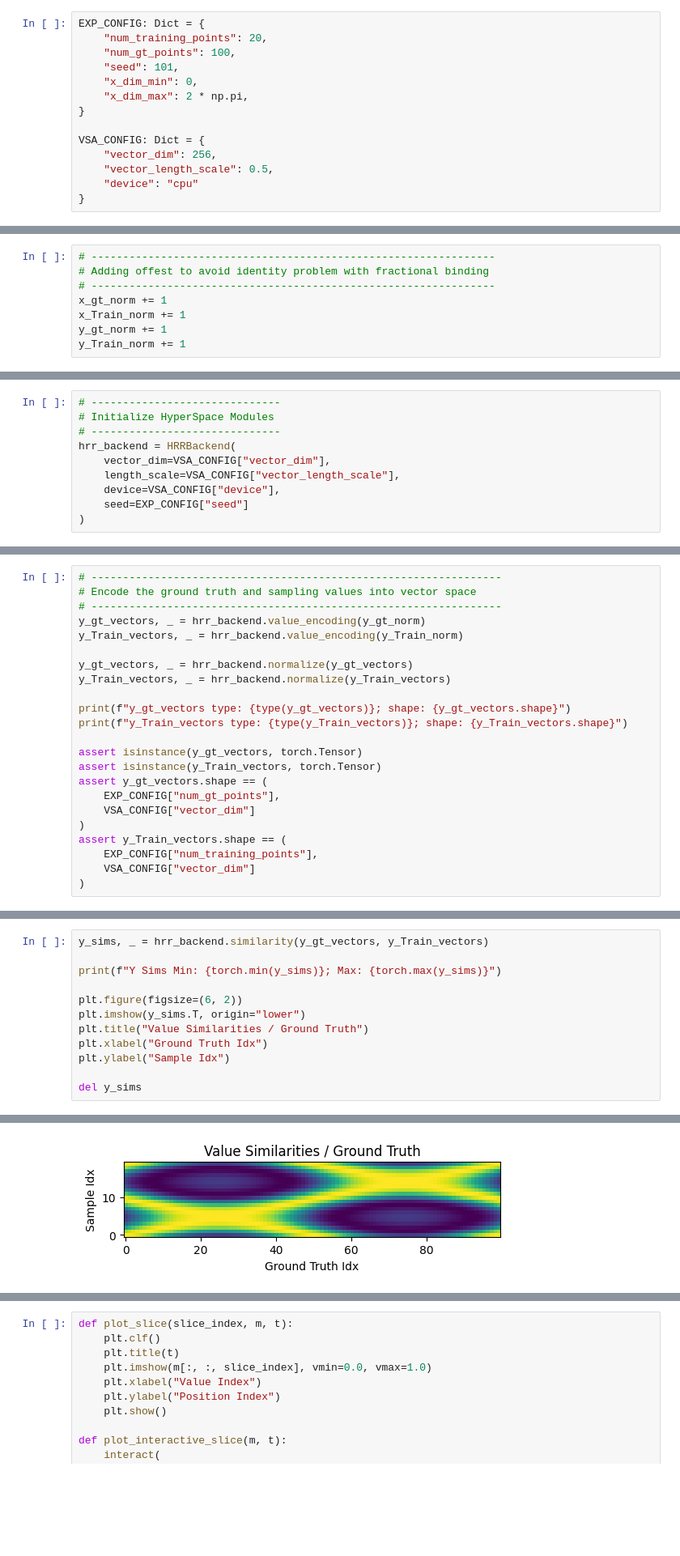
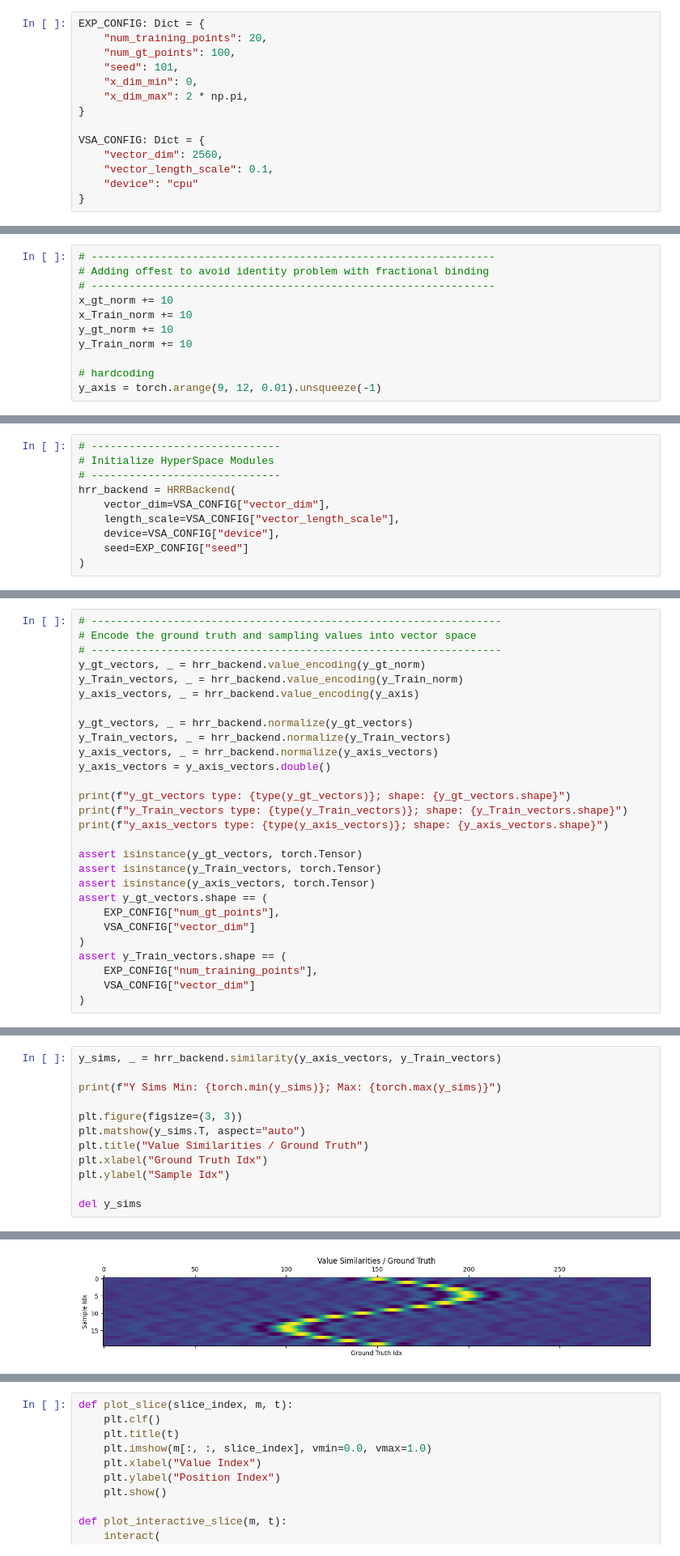
Before and after one commit to Parsa-Research-Laboratory/HyperSpace, a Jupyter notebook: experiments/development/1d_curve.ipynb, the cells around one changed output, grey strips where cells are left out. Shown at 81% size. Cells and saved outputs as stored; diff of their text form; blank space fills up the shorter version.

```diff
--- a/experiments/development/1d_curve.ipynb
+++ b/experiments/development/1d_curve.ipynb
@@ -24,8 +24,8 @@ EXP_CONFIG: Dict = {
 }
 
 VSA_CONFIG: Dict = {
-    "vector_dim": 256,
-    "vector_length_scale": 0.5,
+    "vector_dim": 2560,
+    "vector_length_scale": 0.1,
     "device": "cpu"
 }
 # %%
@@ -116,10 +119,13 @@ plt.show()
 # ----------------------------------------------------------------
 # Adding offest to avoid identity problem with fractional binding
 # ----------------------------------------------------------------
-x_gt_norm += 1
-x_Train_norm += 1
-y_gt_norm += 1
-y_Train_norm += 1
+x_gt_norm += 10
+x_Train_norm += 10
+y_gt_norm += 10
+y_Train_norm += 10
+
+# hardcoding
+y_axis = torch.arange(9, 12, 0.01).unsqueeze(-1)
 # %%
 plt.figure(figsize=(5, 3))
 plt.plot(x_gt_norm, y_gt_norm, label="norm sin(x)", color="blue")
@@ -187,15 +193,20 @@ Text(0, 0.5, 'Sample Idx')
 # -----------------------------------------------------------------
 y_gt_vectors, _ = hrr_backend.value_encoding(y_gt_norm)
 y_Train_vectors, _ = hrr_backend.value_encoding(y_Train_norm)
+y_axis_vectors, _ = hrr_backend.value_encoding(y_axis)
 
 y_gt_vectors, _ = hrr_backend.normalize(y_gt_vectors)
 y_Train_vectors, _ = hrr_backend.normalize(y_Train_vectors)
+y_axis_vectors, _ = hrr_backend.normalize(y_axis_vectors)
+y_axis_vectors = y_axis_vectors.double()
 
 print(f"y_gt_vectors type: {type(y_gt_vectors)}; shape: {y_gt_vectors.shape}")
 print(f"y_Train_vectors type: {type(y_Train_vectors)}; shape: {y_Train_vectors.shape}")
+print(f"y_axis_vectors type: {type(y_axis_vectors)}; shape: {y_axis_vectors.shape}")
 
 assert isinstance(y_gt_vectors, torch.Tensor)
 assert isinstance(y_Train_vectors, torch.Tensor)
+assert isinstance(y_axis_vectors, torch.Tensor)
 assert y_gt_vectors.shape == (
     EXP_CONFIG["num_gt_points"],
     VSA_CONFIG["vector_dim"]
@@ -210,10 +222,10 @@ y_Train_vectors type: <class 'torch.Tensor'>; shape: torch.Size([20, 256])
 # %%
-y_sims, _ = hrr_backend.similarity(y_gt_vectors, y_Train_vectors)
+y_sims, _ = hrr_backend.similarity(y_axis_vectors, y_Train_vectors)
 
 print(f"Y Sims Min: {torch.min(y_sims)}; Max: {torch.max(y_sims)}")
 
-plt.figure(figsize=(6, 2))
-plt.imshow(y_sims.T, origin="lower")
+plt.figure(figsize=(3, 3))
+plt.matshow(y_sims.T, aspect="auto")
 plt.title("Value Similarities / Ground Truth")
 plt.xlabel("Ground Truth Idx")
 plt.ylabel("Sample Idx")
@@ -224,4 +237,4 @@ Y Sims Min: -0.18637809072601172; Max: 0.9999999999999986
-[figure, old version]
+[figure, new version]
 # %%
 # ------------------------------
 # Initialize HyperSpace Modules
```
Also changed, not shown: parts of 19 cells of this notebook.
